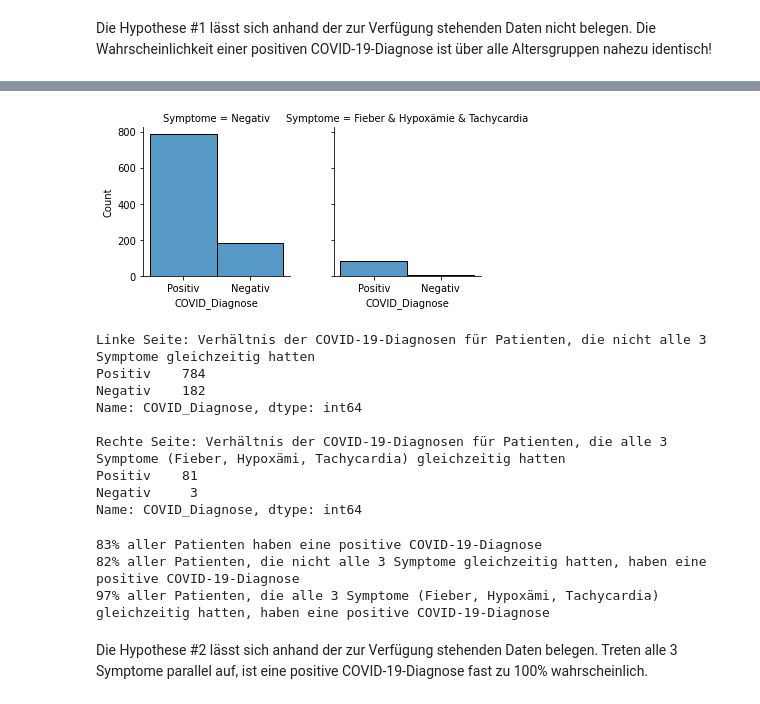
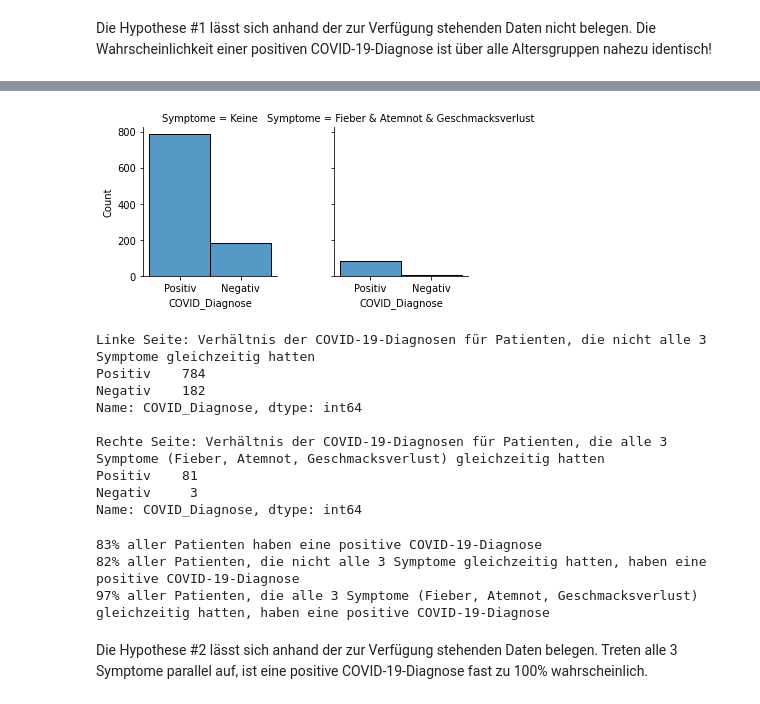
Before and after one commit to MarisaRies/covir, a Jupyter notebook: COVIR.ipynb, the cells around one changed output, grey strips where cells are left out. Drawn from its saved outputs; the diff is of its cells as text; code cells hidden in the pictures.

```diff
--- a/COVIR.ipynb
+++ b/COVIR.ipynb
@@ -95,11 +104,10 @@ drive_path        = "/content/drive"
 project_root_path = f"{drive_path}/MyDrive/Studium/COVIR"
 image_path        = f"{project_root_path}/Bilder/"
 git_path          = "https://raw.githubusercontent.com/MarisaRies/covir/main/"
+csv_file_path     = f"{project_root_path}/CSV/"
 
-#Lokaler CSV-Pfad (privater Zugriff)
-csv_file_path     = f"{project_root_path}/CSV/"
-#Globaler DWH-Pfad (öffentlicher Zugriff)
-#...TODO
+dwh_path_public   = "/content/drive/MyDrive/covir_dwh.db"
+dwh_path_download = "https://drive.google.com/file/d/18QvF60r-uzENdDhPWhBi9p2MoyQTSRTE/view?usp=sharing"
 # %% [markdown]
 
 *   Aufbau der Staging-Datenbank
@@ -911,7 +904,7 @@ Die Wahrscheinlichkeit einer positiven COVID-19-Diagnose ist über alle Altersgr
 # %%
 #Die Abfrage verbindet folgende 2 Teilabfragen
 #  Abfrage aller Patienten mit zugehöriger COVID-19-Diagnose ('Positiv' falls positiv, NaN falls negativ)
-#  Abfrage aller Patienten mit zugehörigem Symptom-Status ('Fieber & Hypoxämie & Tachycardia' falls alle 3 Symptome beobachtet wurden, NaN falls nicht alle 3 beobachtet wurden)
+#  Abfrage aller Patienten mit zugehörigem Symptom-Status ('Fieber & Atemnot & Geschmacksverlust' falls alle 3 Symptome beobachtet wurden, NaN falls nicht alle 3 beobachtet wurden)
 df_dwh_hyp2_1 = pd.read_sql_query(
     """
     SELECT
@@ -951,7 +944,7 @@ df_dwh_hyp2_1 = pd.read_sql_query(
           (
           SELECT
             con1.patient,
-            'Fieber & Hypoxämie & Tachycardia' as Symptome
+            'Fieber & Atemnot & Geschmacksverlust' as Symptome
           FROM
 	          tb_encounters AS con1,
             tb_encounters AS con2,
@@ -965,44 +958,44 @@ df_dwh_hyp2_1 = pd.read_sql_query(
             con2.action_code = '267036007' AND
             con3.action_code = '36955009'
           ) AS sympat ON pat.Id = sympat.patient
         ) as tb2 ON tb1.Id = tb2.Id
     """
     , conn_dwh)
 
 df_dwh_hyp2_1["COVID_Diagnose"] = df_dwh_hyp2_1["COVID_Diagnose"].fillna('Negativ') #Normalisierung von NaN nach 'Negativ'
-df_dwh_hyp2_1["Symptome"]       = df_dwh_hyp2_1["Symptome"].fillna('Negativ')       #Normalisierung von NaN nach 'Negativ'
+df_dwh_hyp2_1["Symptome"]       = df_dwh_hyp2_1["Symptome"].fillna('Keine')       #Normalisierung von NaN nach 'Negativ'
 
-df_pat_symneg = df_dwh_hyp2_1.loc[df_dwh_hyp2_1['Symptome'] == 'Negativ'] #Filtern nach allen Patienten, die nicht alle 3 Symptome gleichzeitig hatten
+df_pat_symneg = df_dwh_hyp2_1.loc[df_dwh_hyp2_1['Symptome'] == 'Keine'] #Filtern nach allen Patienten, die nicht alle 3 Symptome gleichzeitig hatten
 df_dist_pat_symneg = df_pat_symneg['COVID_Diagnose'].value_counts() #Aufschlüsseln der Werteverteilung
 
 var_pat_symneg_covpos = df_dist_pat_symneg.get('Positiv')
 var_pat_symneg_covneg = df_dist_pat_symneg.get('Negativ')
 
-df_pat_sympos = df_dwh_hyp2_1.loc[df_dwh_hyp2_1['Symptome'] == 'Fieber & Hypoxämie & Tachycardia'] #Filtern nach allen Patienten, die alle 3 Symptome gleichzeitig hatten
+df_pat_sympos = df_dwh_hyp2_1.loc[df_dwh_hyp2_1['Symptome'] == 'Fieber & Atemnot & Geschmacksverlust'] #Filtern nach allen Patienten, die alle 3 Symptome gleichzeitig hatten
 df_dist_pat_sympos = df_pat_sympos['COVID_Diagnose'].value_counts() #Aufschlüsseln der Werteverteilung
 
 var_pat_sympos_covpos = df_dist_pat_sympos.get('Positiv')
 var_pat_sympos_covneg = df_dist_pat_sympos.get('Negativ')
 
 #Datenausgabe
 g = sns.FacetGrid(df_dwh_hyp2_1, col="Symptome")
 g.map(sns.histplot, "COVID_Diagnose")
 #plt.savefig(image_path+'Histogramm_geriatrischer_Zustand.png')
 plt.show()
 
 print("Linke Seite: Verhältnis der COVID-19-Diagnosen für Patienten, die nicht alle 3 Symptome gleichzeitig hatten")
 print(df_dist_pat_symneg)
 print()
-print("Rechte Seite: Verhältnis der COVID-19-Diagnosen für Patienten, die alle 3 Symptome (Fieber, Hypoxämi, Tachycardia) gleichzeitig hatten")
+print("Rechte Seite: Verhältnis der COVID-19-Diagnosen für Patienten, die alle 3 Symptome (Fieber, Atemnot, Geschmacksverlust) gleichzeitig hatten")
 print(df_dist_pat_sympos)
 # %% [output]
-[figure, old version]
+[figure, new version]
 Linke Seite: Verhältnis der COVID-19-Diagnosen für Patienten, die nicht alle 3 Symptome gleichzeitig hatten
 Positiv    784
 Negativ    182
 Name: COVID_Diagnose, dtype: int64
 
-Rechte Seite: Verhältnis der COVID-19-Diagnosen für Patienten, die alle 3 Symptome (Fieber, Hypoxämi, Tachycardia) gleichzeitig hatten
+Rechte Seite: Verhältnis der COVID-19-Diagnosen für Patienten, die alle 3 Symptome (Fieber, Atemnot, Geschmacksverlust) gleichzeitig hatten
 Positiv    81
 Negativ     3
 Name: COVID_Diagnose, dtype: int64
@@ -1013,10 +1006,10 @@ var_ratio_sympos = math.ceil((var_pat_sympos_covpos / (var_pat_sympos_covpos + v
 
 print("{}% aller Patienten haben eine positive COVID-19-Diagnose".format(var_ratio_covpos))
 print("{}% aller Patienten, die nicht alle 3 Symptome gleichzeitig hatten, haben eine positive COVID-19-Diagnose".format(var_ratio_symneg))
-print("{}% aller Patienten, die alle 3 Symptome (Fieber, Hypoxämi, Tachycardia) gleichzeitig hatten, haben eine positive COVID-19-Diagnose".format(var_ratio_sympos))
+print("{}% aller Patienten, die alle 3 Symptome (Fieber, Atemnot, Geschmacksverlust) gleichzeitig hatten, haben eine positive COVID-19-Diagnose".format(var_ratio_sympos))
 # %% [output]
 83% aller Patienten haben eine positive COVID-19-Diagnose
 82% aller Patienten, die nicht alle 3 Symptome gleichzeitig hatten, haben eine positive COVID-19-Diagnose
-97% aller Patienten, die alle 3 Symptome (Fieber, Hypoxämi, Tachycardia) gleichzeitig hatten, haben eine positive COVID-19-Diagnose
+97% aller Patienten, die alle 3 Symptome (Fieber, Atemnot, Geschmacksverlust) gleichzeitig hatten, haben eine positive COVID-19-Diagnose
 # %% [markdown]
 Die Hypothese #2 lässt sich anhand der zur Verfügung stehenden Daten belegen. Treten alle 3 Symptome parallel auf, ist eine positive COVID-19-Diagnose fast zu 100% wahrscheinlich.
```
Also changed, not shown: parts of 21 cells of this notebook.
